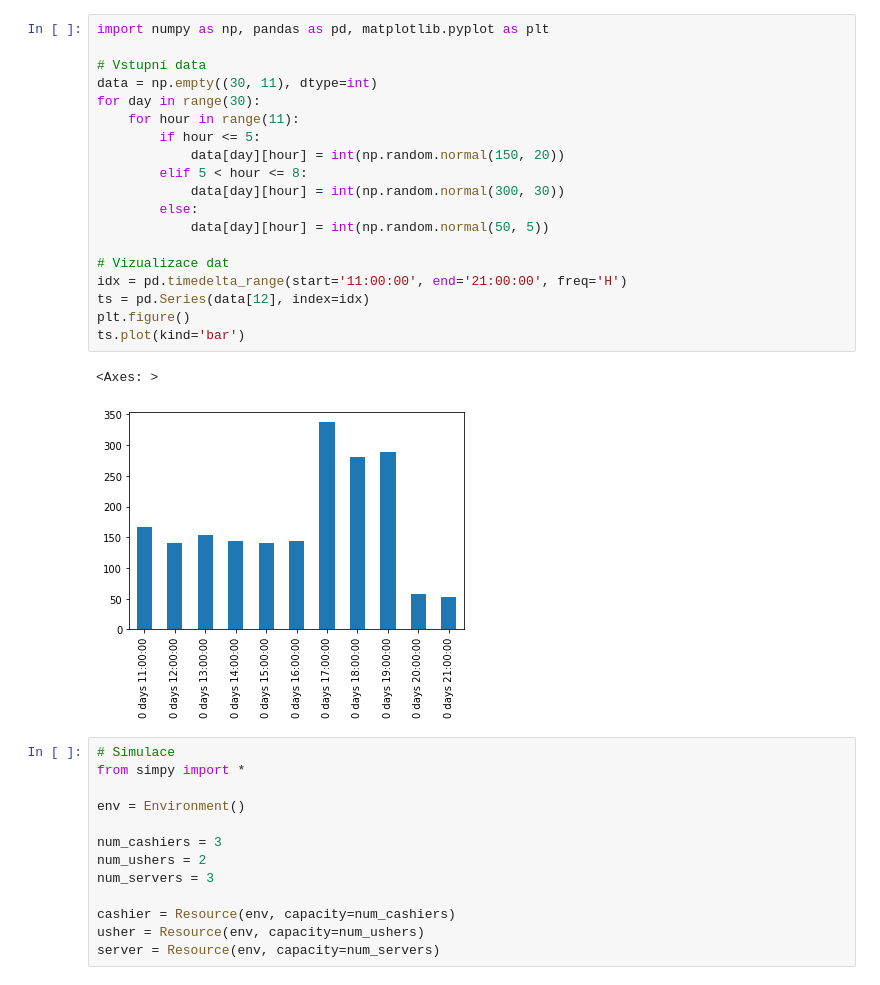
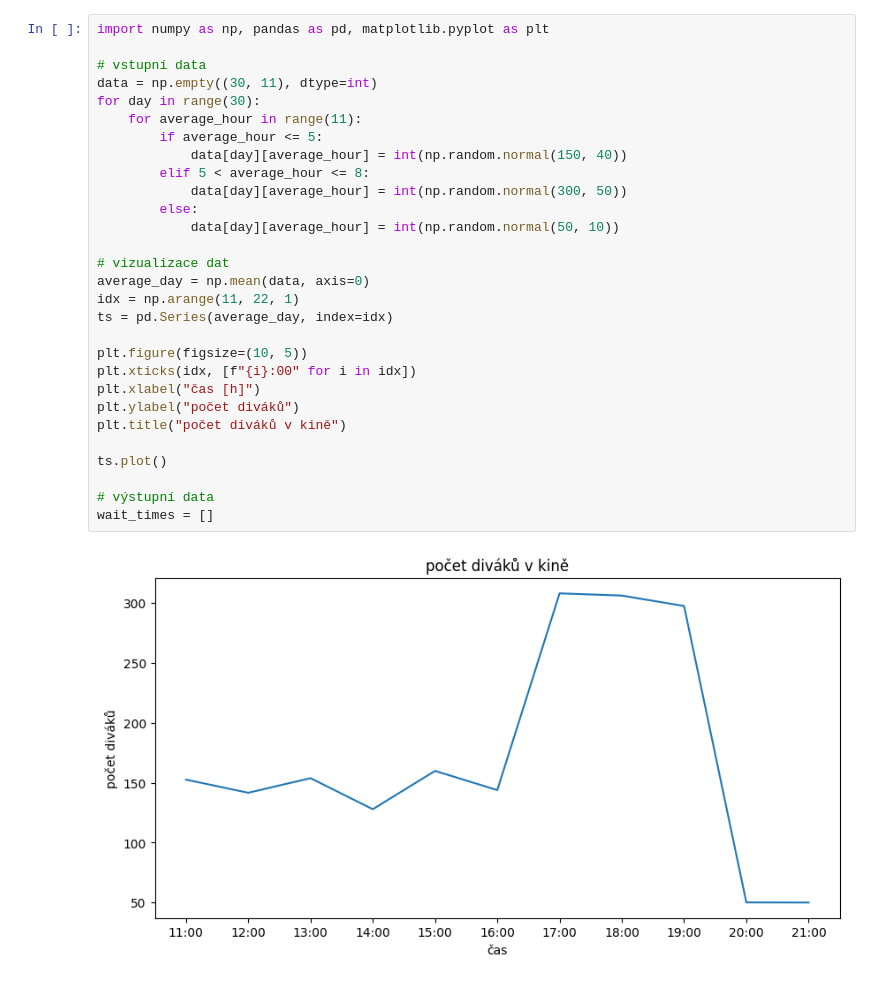
Before and after one commit to Tesser3kt/GEVO, a Jupyter notebook: 4.AB/simulace/kino.ipynb, the cells around one changed output. Saved outputs shown, nothing was run; the diff lists cells and outputs as text.

```diff
--- a/4.AB/simulace/kino.ipynb
+++ b/4.AB/simulace/kino.ipynb
@@ -1,35 +1,31 @@
 # %%
 import numpy as np, pandas as pd, matplotlib.pyplot as plt
 
-# Vstupní data
+# vstupní data
 data = np.empty((30, 11), dtype=int)
 for day in range(30):
-    for hour in range(11):
-        if hour <= 5:
-            data[day][hour] = int(np.random.normal(150, 20))
-        elif 5 < hour <= 8:
-            data[day][hour] = int(np.random.normal(300, 30))
+    for average_hour in range(11):
+        if average_hour <= 5:
+            data[day][average_hour] = int(np.random.normal(150, 40))
+        elif 5 < average_hour <= 8:
+            data[day][average_hour] = int(np.random.normal(300, 50))
         else:
-            data[day][hour] = int(np.random.normal(50, 5))
+            data[day][average_hour] = int(np.random.normal(50, 10))
 
-# Vizualizace dat
-idx = pd.timedelta_range(start='11:00:00', end='21:00:00', freq='H')
-ts = pd.Series(data[12], index=idx)
-plt.figure()
-ts.plot(kind='bar')
+# vizualizace dat
+average_day = np.mean(data, axis=0)
+idx = np.arange(11, 22, 1)
+ts = pd.Series(average_day, index=idx)
+
+plt.figure(figsize=(10, 5))
+plt.xticks(idx, [f"{i}:00" for i in idx])
+plt.xlabel("čas [h]")
+plt.ylabel("počet diváků")
+plt.title("počet diváků v kině")
+
+ts.plot()
+
+# výstupní data
+wait_times = []
 # %% [output]
-<Axes: >
-[figure, old version]
+[figure, new version]
-# %%
-# Simulace
-from simpy import *
-
-env = Environment()
-
-num_cashiers = 3
-num_ushers = 2
-num_servers = 3
-
-cashier = Resource(env, capacity=num_cashiers)
-usher = Resource(env, capacity=num_ushers)
-server = Resource(env, capacity=num_servers)
```
Also changed, not shown: parts of 1 cell of this notebook, 1 other file.
